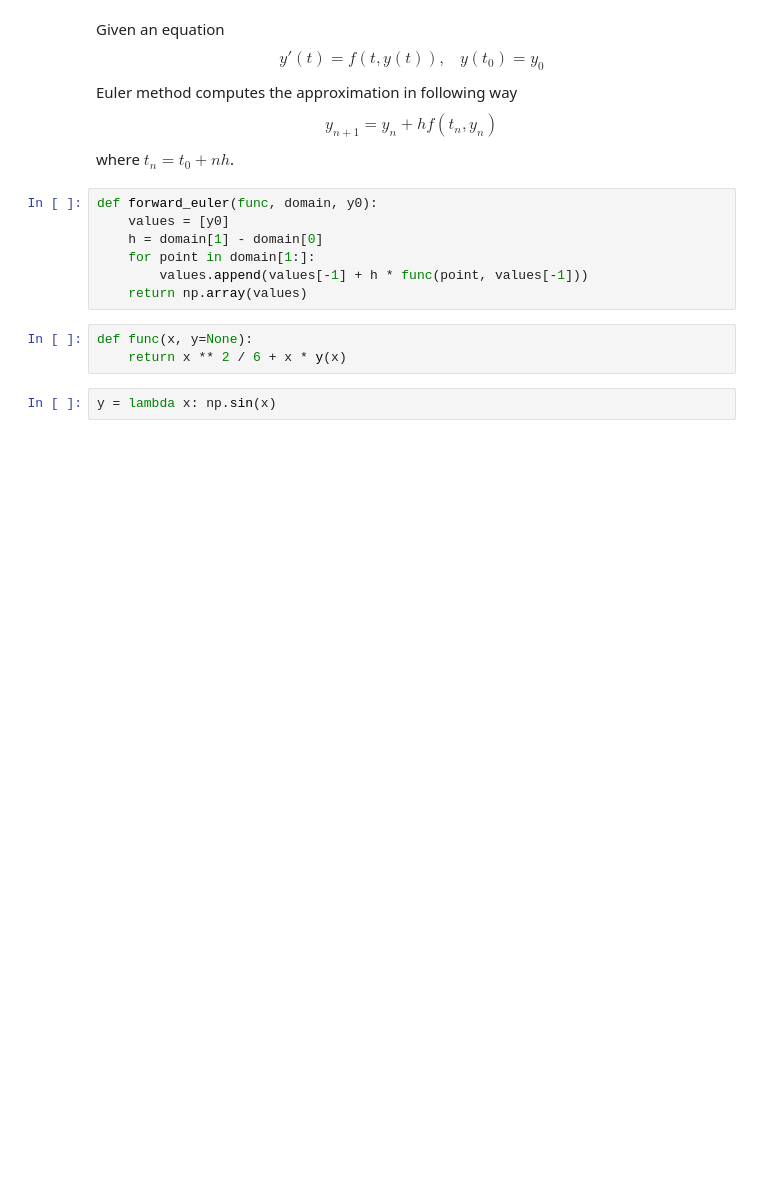
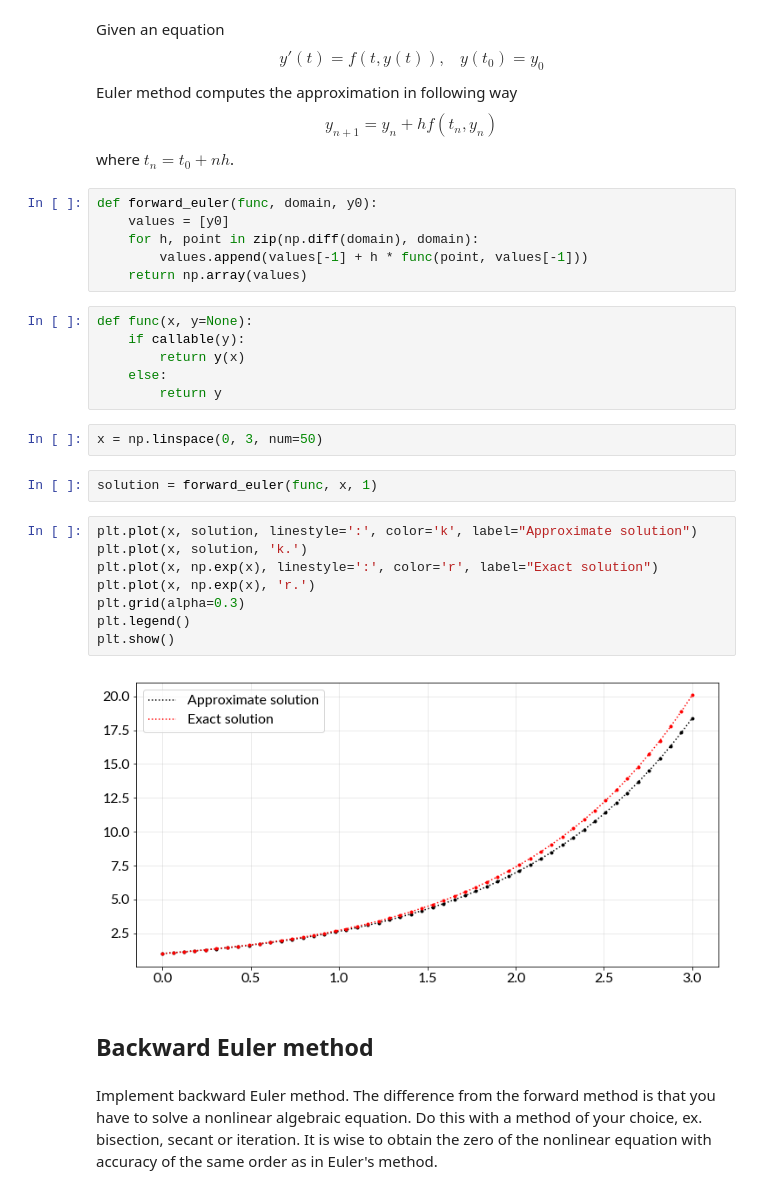
Before and after one commit to Nummulit/numerical-differential-eq, a Jupyter notebook: finite_differences_first_try.ipynb, the cells around one changed output. Drawn from its saved outputs; the diff is of its cells as text; blank space fills up the shorter version.

```diff
--- a/finite_differences_first_try.ipynb
+++ b/finite_differences_first_try.ipynb
@@ -163,12 +136,30 @@ where $t_n = t_0 + nh$.
 # %%
 def forward_euler(func, domain, y0):
     values = [y0]
-    h = domain[1] - domain[0]
-    for point in domain[1:]:
+    for h, point in zip(np.diff(domain), domain):
         values.append(values[-1] + h * func(point, values[-1]))
     return np.array(values)
 # %%
 def func(x, y=None):
-    return x ** 2 / 6 + x * y(x)
+    if callable(y):
+        return y(x)
+    else:
+        return y
-# %%
-y = lambda x: np.sin(x)
+# %%
+x = np.linspace(0, 3, num=50)
+# %%
+solution = forward_euler(func, x, 1)
+# %%
+plt.plot(x, solution, linestyle=':', color='k', label="Approximate solution")
+plt.plot(x, solution, 'k.')
+plt.plot(x, np.exp(x), linestyle=':', color='r', label="Exact solution")
+plt.plot(x, np.exp(x), 'r.')
+plt.grid(alpha=0.3)
+plt.legend()
+plt.show()
+# %% [output]
+[figure, added]
+# %% [markdown]
+## Backward Euler method
+# %% [markdown]
+Implement backward Euler method. The difference from the forward method is that you have to solve a nonlinear algebraic equation. Do this with a method of your choice, ex. bisection, secant or iteration. It is wise to obtain the zero of the nonlinear equation with accuracy of the same order as in Euler's method.
```
Also changed, not shown: parts of 30 cells of this notebook.
